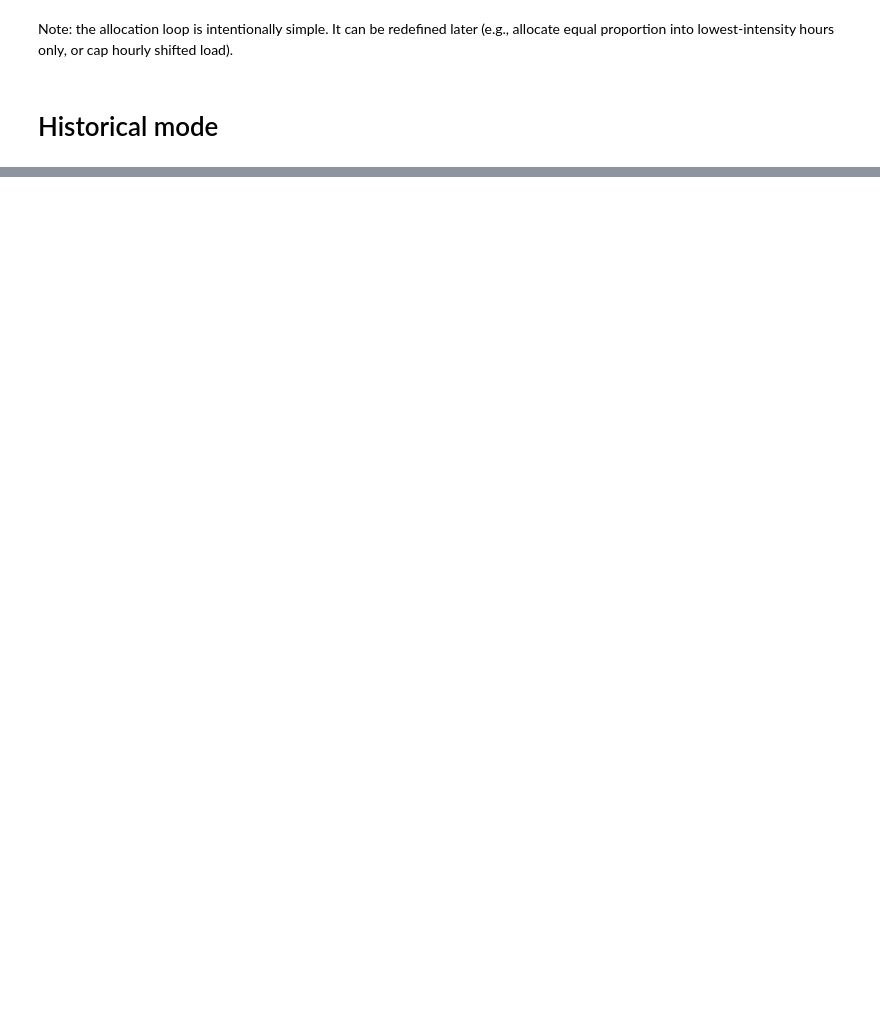
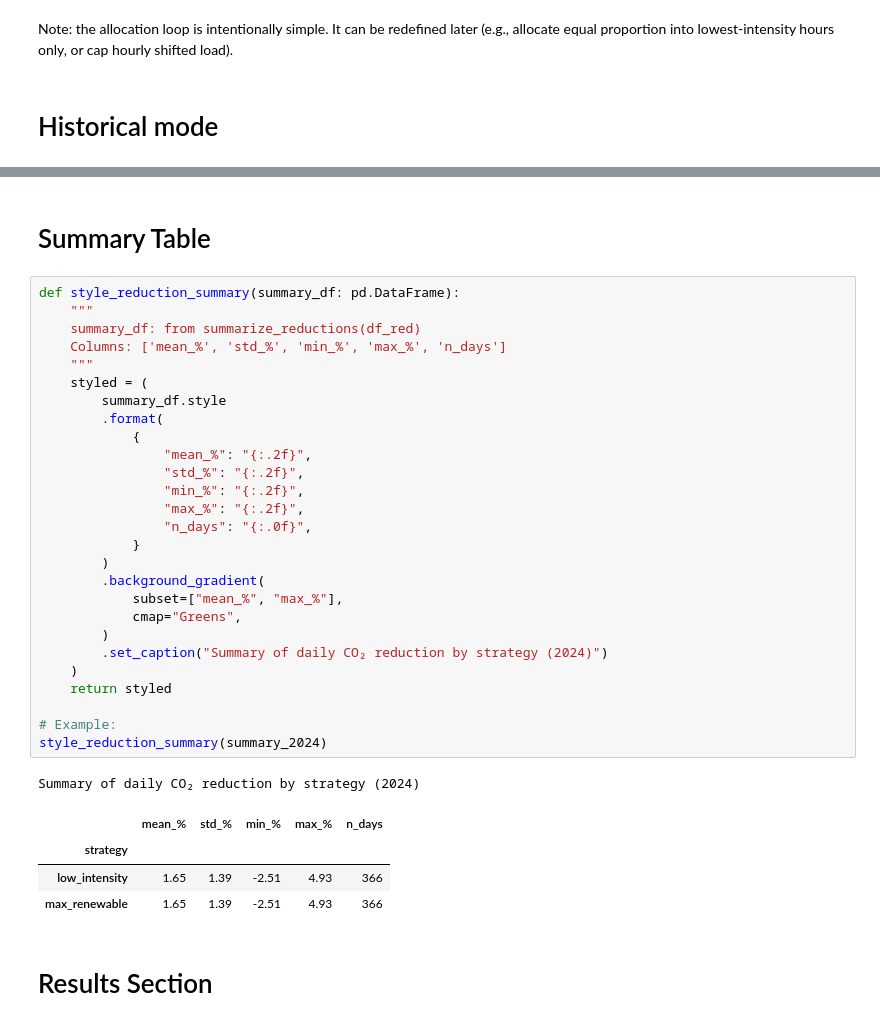
Before and after one commit to KrisN13/Forecasting-UK-Grid-Carbon-Intensity, a Jupyter notebook: notebooks/05_scenarios_and_impact.ipynb, the cells around one changed output, grey strips where cells are left out. Saved outputs shown, nothing was run; the diff lists cells and outputs as text; blank space fills up the shorter version.

```diff
--- a/notebooks/05_scenarios_and_impact.ipynb
+++ b/notebooks/05_scenarios_and_impact.ipynb
@@ -180,0 +459,37 @@ scenario_renew = run_shift_scenario(
+# %% [markdown]
+# Summary Table
+# %%
+def style_reduction_summary(summary_df: pd.DataFrame):
+    """
+    summary_df: from summarize_reductions(df_red)
+    Columns: ['mean_%', 'std_%', 'min_%', 'max_%', 'n_days']
+    """
+    styled = (
+        summary_df.style
+        .format(
+            {
+                "mean_%": "{:.2f}",
+                "std_%": "{:.2f}",
+                "min_%": "{:.2f}",
+                "max_%": "{:.2f}",
+                "n_days": "{:.0f}",
+            }
+        )
+        .background_gradient(
+            subset=["mean_%", "max_%"],
+            cmap="Greens",
+        )
+        .set_caption("Summary of daily CO₂ reduction by strategy (2024)")
+    )
+    return styled
+
+# Example:
+style_reduction_summary(summary_2024)
+# %% [output]
+Summary of daily CO₂ reduction by strategy (2024)
+|  | mean_% | std_% | min_% | max_% | n_days |
+| strategy |  |  |  |  |  |
+| low_intensity | 1.65 | 1.39 | -2.51 | 4.93 | 366 |
+| max_renewable | 1.65 | 1.39 | -2.51 | 4.93 | 366 |
+# %% [markdown]
+# Results Section
```
Also changed, not shown: parts of 21 cells of this notebook, 1 other file.
